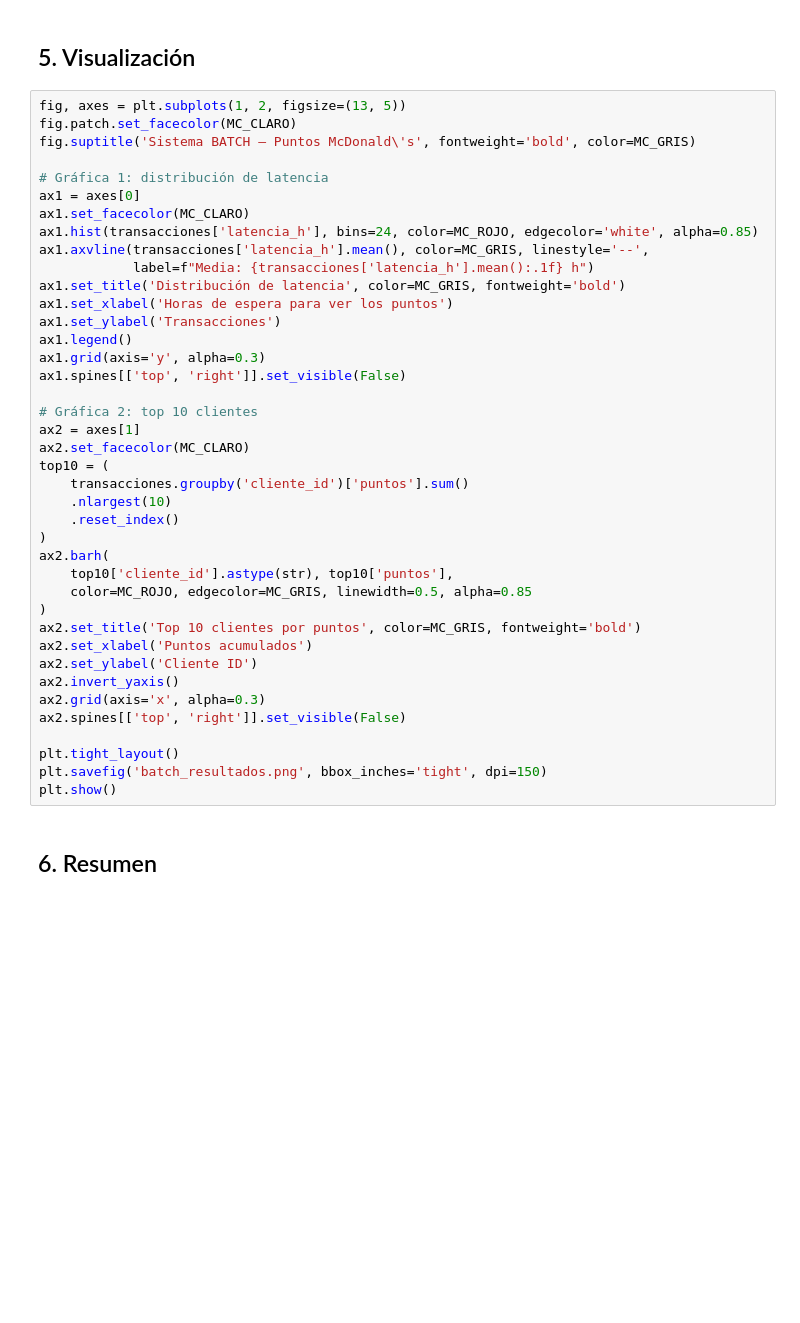
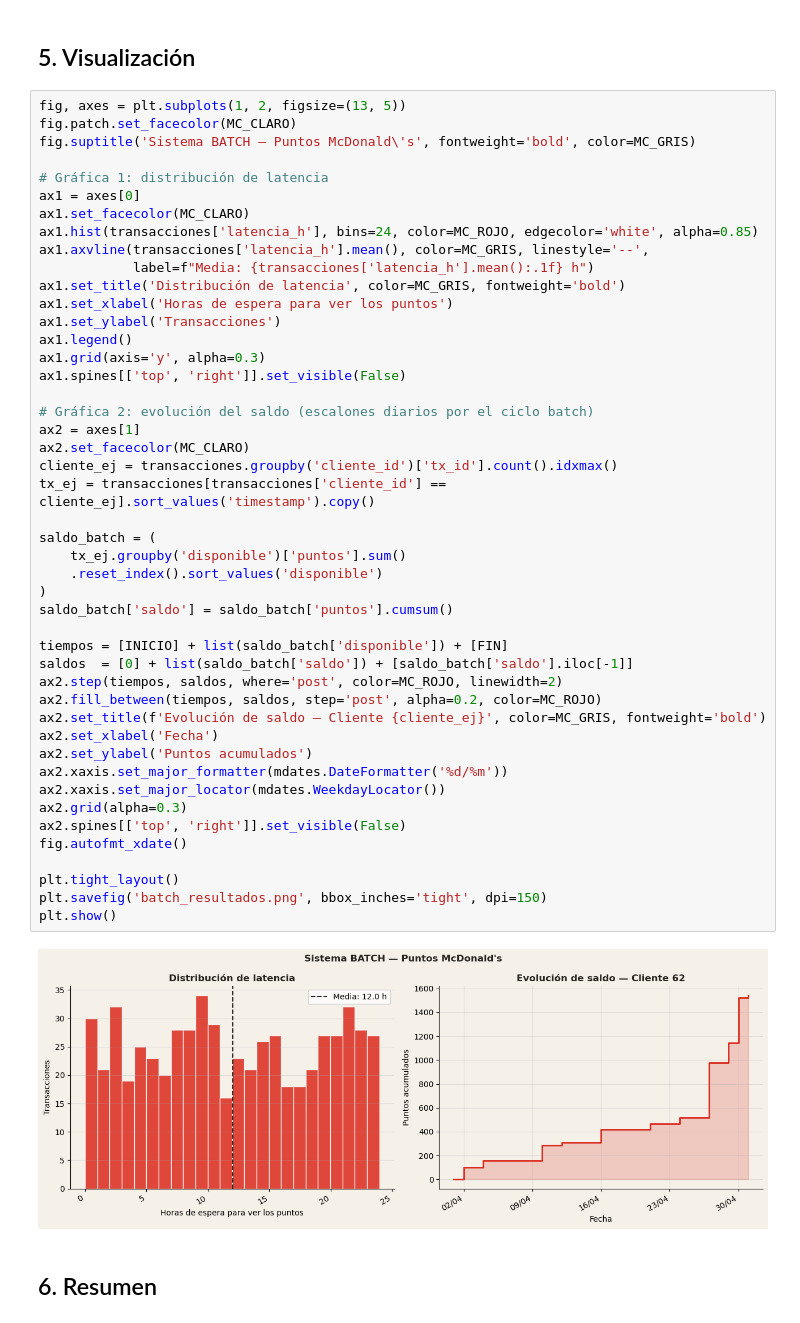
Before and after one commit to avoleon15/CE1, a Jupyter notebook: sistema_batch.ipynb, the cells around one changed output. Cells and saved outputs as stored; diff of their text form; blank space fills up the shorter version.

Commit message:
graphs

```diff
--- a/sistema_batch.ipynb
+++ b/sistema_batch.ipynb
@@ -93,43 +103,51 @@ print(f"Latencia mínima: {transacciones['latencia_h'].min():.2f} h")
 # %%
 fig, axes = plt.subplots(1, 2, figsize=(13, 5))
 fig.patch.set_facecolor(MC_CLARO)
 fig.suptitle('Sistema BATCH — Puntos McDonald\'s', fontweight='bold', color=MC_GRIS)
 
 # Gráfica 1: distribución de latencia
 ax1 = axes[0]
 ax1.set_facecolor(MC_CLARO)
 ax1.hist(transacciones['latencia_h'], bins=24, color=MC_ROJO, edgecolor='white', alpha=0.85)
 ax1.axvline(transacciones['latencia_h'].mean(), color=MC_GRIS, linestyle='--',
             label=f"Media: {transacciones['latencia_h'].mean():.1f} h")
 ax1.set_title('Distribución de latencia', color=MC_GRIS, fontweight='bold')
 ax1.set_xlabel('Horas de espera para ver los puntos')
 ax1.set_ylabel('Transacciones')
 ax1.legend()
 ax1.grid(axis='y', alpha=0.3)
 ax1.spines[['top', 'right']].set_visible(False)
 
-# Gráfica 2: top 10 clientes
+# Gráfica 2: evolución del saldo (escalones diarios por el ciclo batch)
 ax2 = axes[1]
 ax2.set_facecolor(MC_CLARO)
-top10 = (
-    transacciones.groupby('cliente_id')['puntos'].sum()
-    .nlargest(10)
-    .reset_index()
+cliente_ej = transacciones.groupby('cliente_id')['tx_id'].count().idxmax()
+tx_ej = transacciones[transacciones['cliente_id'] == cliente_ej].sort_values('timestamp').copy()
+
+saldo_batch = (
+    tx_ej.groupby('disponible')['puntos'].sum()
+    .reset_index().sort_values('disponible')
 )
-ax2.barh(
-    top10['cliente_id'].astype(str), top10['puntos'],
-    color=MC_ROJO, edgecolor=MC_GRIS, linewidth=0.5, alpha=0.85
-)
-ax2.set_title('Top 10 clientes por puntos', color=MC_GRIS, fontweight='bold')
-ax2.set_xlabel('Puntos acumulados')
-ax2.set_ylabel('Cliente ID')
-ax2.invert_yaxis()
-ax2.grid(axis='x', alpha=0.3)
+saldo_batch['saldo'] = saldo_batch['puntos'].cumsum()
+
+tiempos = [INICIO] + list(saldo_batch['disponible']) + [FIN]
+saldos  = [0] + list(saldo_batch['saldo']) + [saldo_batch['saldo'].iloc[-1]]
+ax2.step(tiempos, saldos, where='post', color=MC_ROJO, linewidth=2)
+ax2.fill_between(tiempos, saldos, step='post', alpha=0.2, color=MC_ROJO)
+ax2.set_title(f'Evolución de saldo — Cliente {cliente_ej}', color=MC_GRIS, fontweight='bold')
+ax2.set_xlabel('Fecha')
+ax2.set_ylabel('Puntos acumulados')
+ax2.xaxis.set_major_formatter(mdates.DateFormatter('%d/%m'))
+ax2.xaxis.set_major_locator(mdates.WeekdayLocator())
+ax2.grid(alpha=0.3)
 ax2.spines[['top', 'right']].set_visible(False)
+fig.autofmt_xdate()
 
 plt.tight_layout()
 plt.savefig('batch_resultados.png', bbox_inches='tight', dpi=150)
 plt.show()
+# %% [output]
+[figure, added]
 # %% [markdown]
 ## 6. Resumen
 # %%
```
Also changed, not shown: parts of 5 cells of this notebook, 3 other files.
